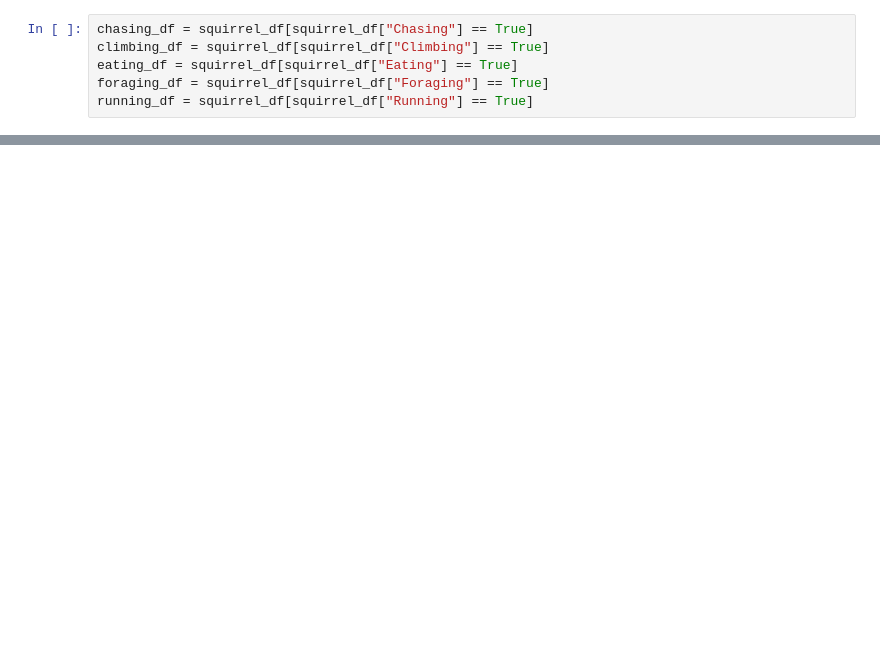
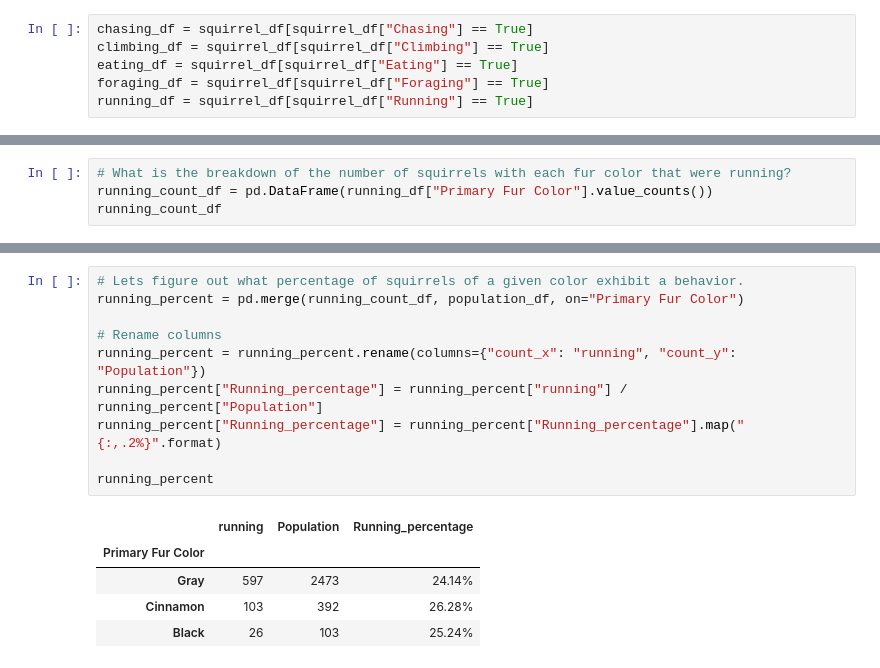
Before and after one commit to brown016340/Project-1, a Jupyter notebook: Behavior_maps.ipynb, the cells around one changed output, grey strips where cells are left out. Saved outputs shown, nothing was run; the diff lists cells and outputs as text; blank space fills up the shorter version.

```diff
--- a/Behavior_maps.ipynb
+++ b/Behavior_maps.ipynb
@@ -149,0 +156,4 @@ hvplot.save(combined_map, 'combined.png')
+# %%
+# What is the breakdown of the number of squirrels with each fur color that were running?
+running_count_df = pd.DataFrame(running_df["Primary Fur Color"].value_counts())
+running_count_df
@@ -149,0 +166,16 @@ hvplot.save(combined_map, 'combined.png')
+# %%
+# Lets figure out what percentage of squirrels of a given color exhibit a behavior.
+running_percent = pd.merge(running_count_df, population_df, on="Primary Fur Color")
+
+# Rename columns
+running_percent = running_percent.rename(columns={"count_x": "running", "count_y": "Population"})
+running_percent["Running_percentage"] = running_percent["running"] / running_percent["Population"]
+running_percent["Running_percentage"] = running_percent["Running_percentage"].map("{:,.2%}".format)
+
+running_percent
+# %% [output]
+|  | running | Population | Running_percentage |
+| Primary Fur Color |  |  |  |
+| Gray | 597 | 2473 | 24.14% |
+| Cinnamon | 103 | 392 | 26.28% |
+| Black | 26 | 103 | 25.24% |
```
Also changed, not shown: parts of 22 cells of this notebook.
